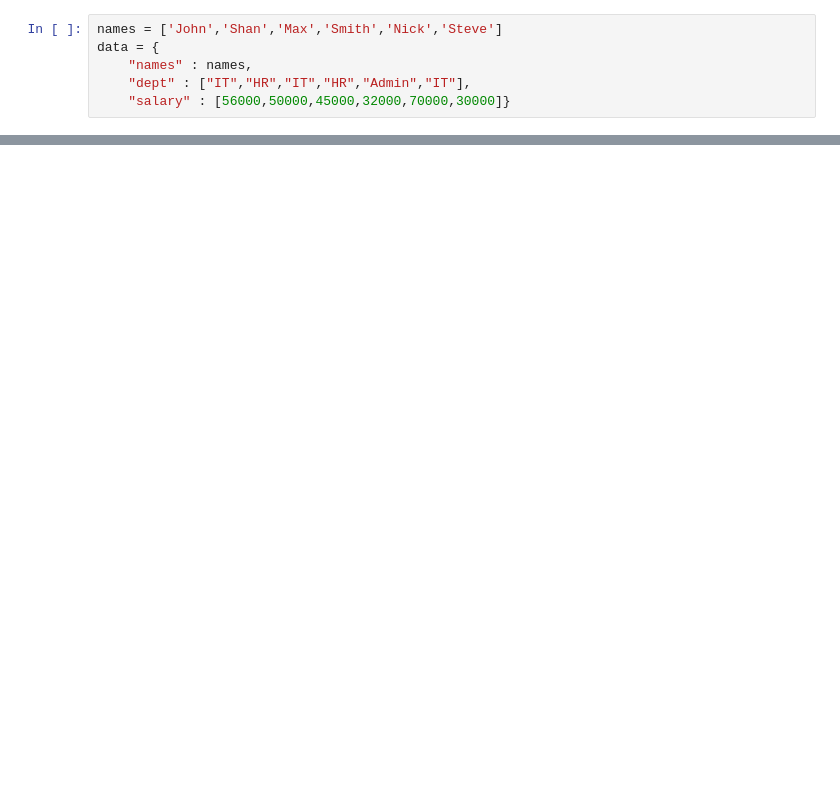
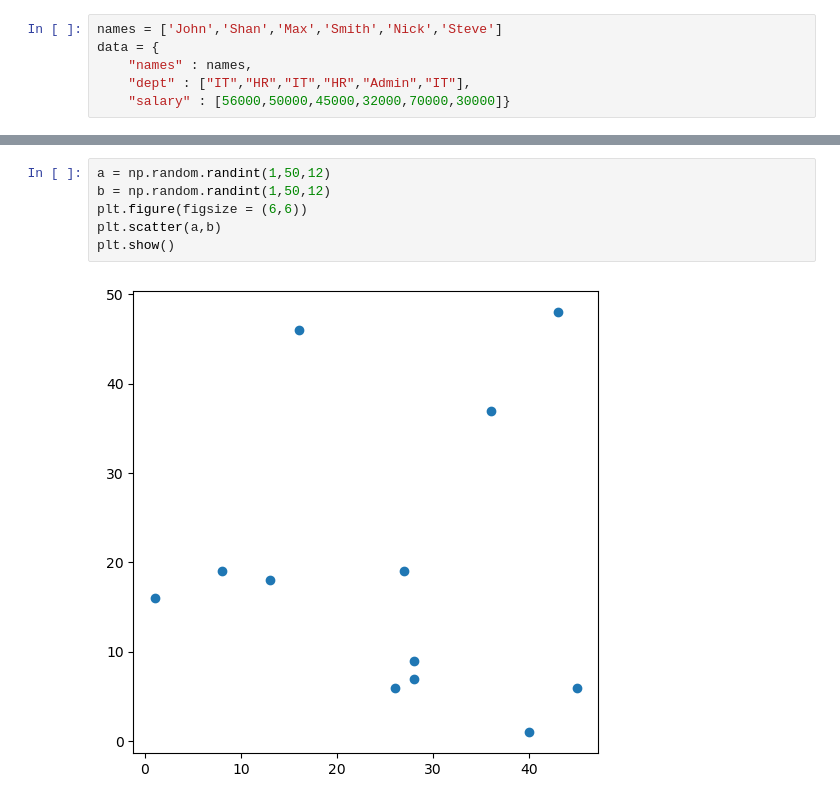
Before and after one commit to KhushiThakur25/ML2-Batch, a Jupyter notebook: Matplotlib.ipynb, the cells around one changed output, grey strips where cells are left out. Drawn from its saved outputs; the diff is of its cells as text; blank space fills up the shorter version.

```diff
--- a/Matplotlib.ipynb
+++ b/Matplotlib.ipynb
@@ -55,0 +58,8 @@ plt.show()
+# %%
+a = np.random.randint(1,50,12)
+b = np.random.randint(1,50,12)
+plt.figure(figsize = (6,6))
+plt.scatter(a,b)
+plt.show()
+# %% [output]
+[figure, added]
```
Also changed, not shown: parts of 5 cells of this notebook, 1 other file.
